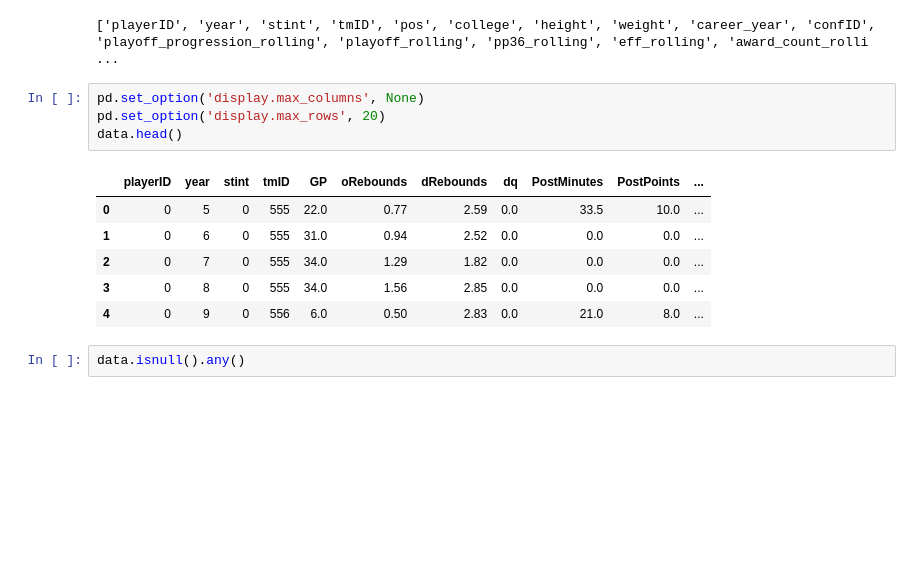
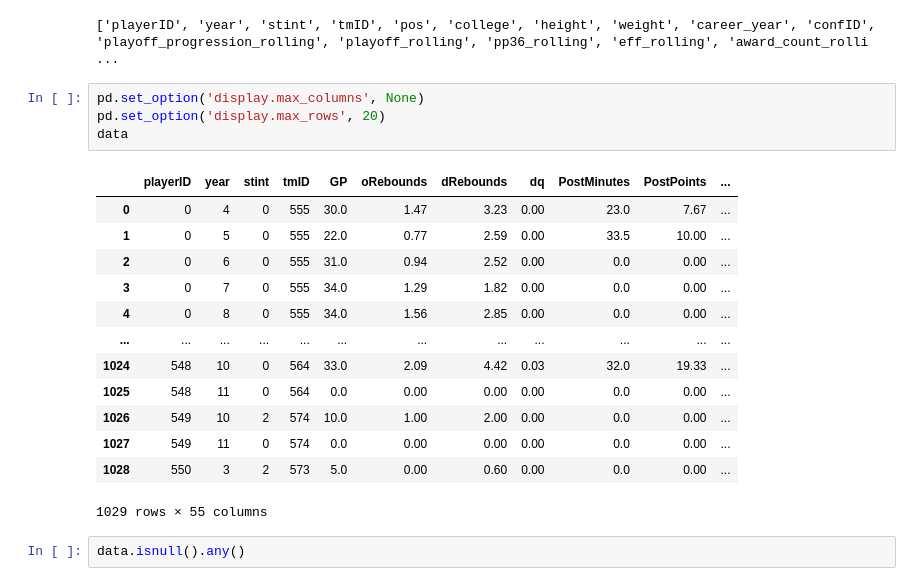
Before and after one commit to P1ntas/Machine-Learning, a Jupyter notebook: src/6-predictive.ipynb, the cells around one changed output. Cells and saved outputs as stored; diff of their text form; blank space fills up the shorter version.

```diff
--- a/src/6-predictive.ipynb
+++ b/src/6-predictive.ipynb
@@ -60,14 +74,21 @@ print(input_cols)
 # %%
 pd.set_option('display.max_columns', None)
 pd.set_option('display.max_rows', 20)
-data.head()
+data
 # %% [output]
 |  | playerID | year | stint | tmID | GP | oRebounds | dRebounds | dq | PostMinutes | PostPoints | ... |
-| 0 | 0 | 5 | 0 | 555 | 22.0 | 0.77 | 2.59 | 0.0 | 33.5 | 10.0 | ... |
-| 1 | 0 | 6 | 0 | 555 | 31.0 | 0.94 | 2.52 | 0.0 | 0.0 | 0.0 | ... |
-| 2 | 0 | 7 | 0 | 555 | 34.0 | 1.29 | 1.82 | 0.0 | 0.0 | 0.0 | ... |
-| 3 | 0 | 8 | 0 | 555 | 34.0 | 1.56 | 2.85 | 0.0 | 0.0 | 0.0 | ... |
-| 4 | 0 | 9 | 0 | 556 | 6.0 | 0.50 | 2.83 | 0.0 | 21.0 | 8.0 | ... |
+| 0 | 0 | 4 | 0 | 555 | 30.0 | 1.47 | 3.23 | 0.00 | 23.0 | 7.67 | ... |
+| 1 | 0 | 5 | 0 | 555 | 22.0 | 0.77 | 2.59 | 0.00 | 33.5 | 10.00 | ... |
+| 2 | 0 | 6 | 0 | 555 | 31.0 | 0.94 | 2.52 | 0.00 | 0.0 | 0.00 | ... |
+| 3 | 0 | 7 | 0 | 555 | 34.0 | 1.29 | 1.82 | 0.00 | 0.0 | 0.00 | ... |
+| 4 | 0 | 8 | 0 | 555 | 34.0 | 1.56 | 2.85 | 0.00 | 0.0 | 0.00 | ... |
+| ... | ... | ... | ... | ... | ... | ... | ... | ... | ... | ... | ... |
+| 1024 | 548 | 10 | 0 | 564 | 33.0 | 2.09 | 4.42 | 0.03 | 32.0 | 19.33 | ... |
+| 1025 | 548 | 11 | 0 | 564 | 0.0 | 0.00 | 0.00 | 0.00 | 0.0 | 0.00 | ... |
+| 1026 | 549 | 10 | 2 | 574 | 10.0 | 1.00 | 2.00 | 0.00 | 0.0 | 0.00 | ... |
+| 1027 | 549 | 11 | 0 | 574 | 0.0 | 0.00 | 0.00 | 0.00 | 0.0 | 0.00 | ... |
+| 1028 | 550 | 3 | 2 | 573 | 5.0 | 0.00 | 0.60 | 0.00 | 0.0 | 0.00 | ... |
+1029 rows × 55 columns
 # %%
 data.isnull().any()
 # %% [output]
```
Also changed, not shown: parts of 16 cells of this notebook, 4 other files.
